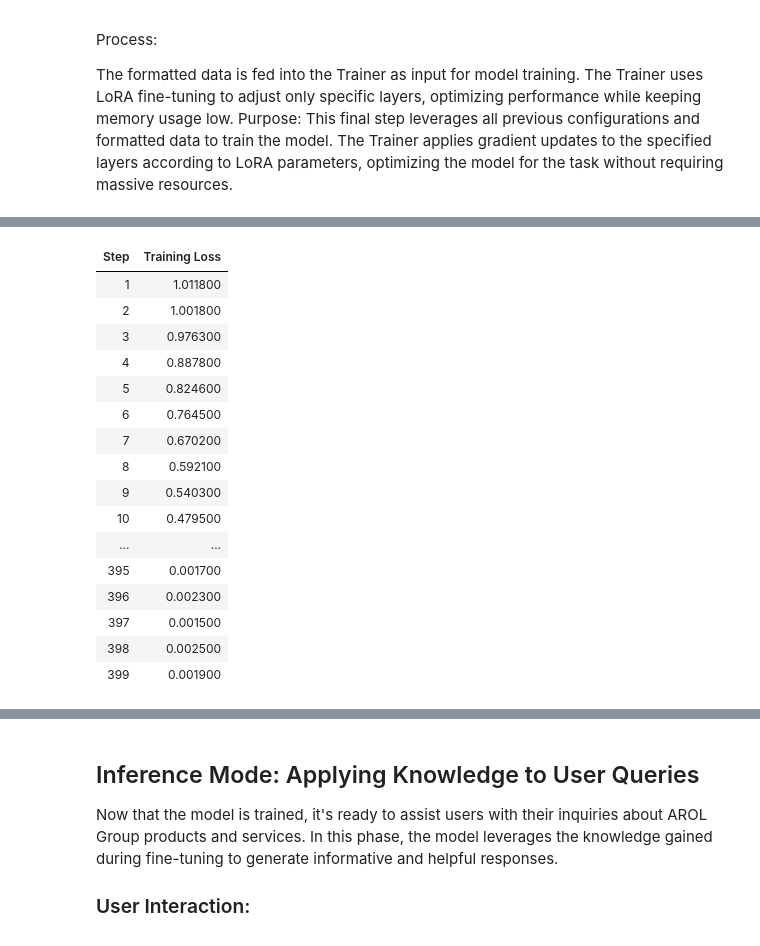
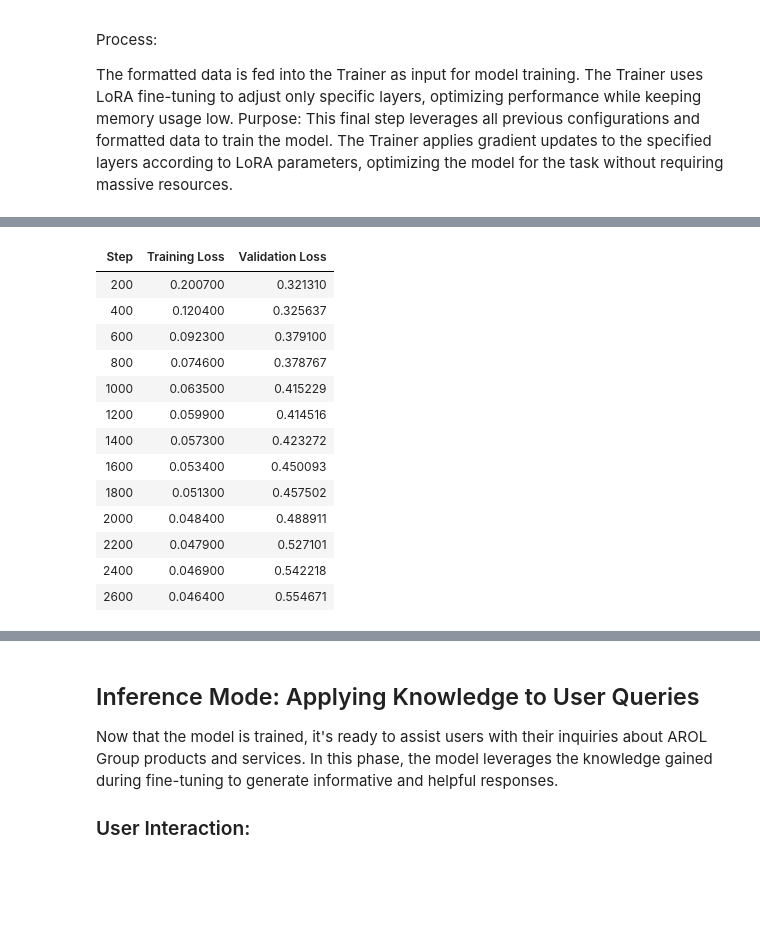
Before and after one commit to MelDashti/Arol-ChatBot, a Jupyter notebook: AIChatbot.ipynb, the cells around one changed output, grey strips where cells are left out. Cells and saved outputs as stored; diff of their text form; code cells hidden in the pictures; blank space fills up the shorter version.

Commit message:
Refine prompt formatting, integrate W&B logging, add validation steps, and fix GPU inference alignment

```diff
--- a/AIChatbot.ipynb
+++ b/AIChatbot.ipynb
@@ -50,6 +99,8 @@ def read_jsonl_to_df(file_path):
                     print(f"Skipping invalid JSON line: {line}")  # Handle invalid lines
     return pd.DataFrame(data)
 
-df = read_jsonl_to_df("qa.jsonl")
+df_training = read_jsonl_to_df("qa.jsonl")
+
+df_validation = read_jsonl_to_df("validation_dataset.jsonl")
 # %% [output]
 Skipping invalid JSON line: } {
@@ -56,4 +108,0 @@ Skipping invalid JSON line: } {
-# %%
-# we print from df to check if data converted correctly!
-pd.set_option("display.max_colwidth", None)  # Set maximum column width to unlimited
-print(df.iloc[2]['question'])
@@ -109,12 +164,10 @@ cuda:0
 # %%
 # WE are using lama with 1B parameters.
-
-
 max_seq_length = 1024  # imo its enough for a simple AI chatbot
 model, tokenizer = FastLanguageModel.from_pretrained(
-    model_name="unsloth/Llama-3.2-3B-bnb-4bit", # trying 3B
+    model_name="unsloth/Llama-3.2-3B", # trying 3B, removed 4 bit quantization.
     max_seq_length=max_seq_length,
-    load_in_4bit=False, # enables efficient 4-bit quantization
+    load_in_4bit=False, # Here we ensure that the model has full precision and is not 4 bits
     # By setting false we wanna check with original precision if its better!
     dtype=None,
 )
@@ -213,6 +205,3 @@ You can download our terms and conditions from the 'Terms & Conditions' section
-# %%
-training_data = Dataset.from_pandas(df) # here we convert pandas dataframe into a hugging face dataset object
-training_data = training_data.map(formatting_prompt, batched=True) # Here we apply the formatting func to each element of the dataset using map method.
 # %% [markdown]
 Training the Model with the Trainer API
 Goal: Use the Trainer API to actually fine-tune the model on the formatted dataset. This step leverages all previous configurations for efficient training.
@@ -223,32 +212,51 @@ The formatted data is fed into the Trainer as input for model training.
 The Trainer uses LoRA fine-tuning to adjust only specific layers, optimizing performance while keeping memory usage low.
 Purpose: This final step leverages all previous configurations and formatted data to train the model. The Trainer applies gradient updates to the specified layers according to LoRA parameters, optimizing the model for the task without requiring massive resources.
 # %%
-
 trainer=SFTTrainer(
     model=model,
     tokenizer=tokenizer,
     train_dataset=training_data,
+    eval_dataset = validation_data,
     dataset_text_field="text",
     max_seq_length=max_seq_length,
-    dataset_num_proc=2,
-    packing=True,
+    dataset_num_proc = 2,
+    # Consider disabling packing if not needed:
+    # packing=False,
     args=TrainingArguments(
         learning_rate=3e-4,
         lr_scheduler_type="linear",
-        per_device_train_batch_size=2,
-        gradient_accumulation_steps=4,
+        per_device_train_batch_size=4, # changed from 2 to 4  Larger effective batch sizes can sometimes lead to more stable training.
+        gradient_accumulation_steps=2, # from 4 to 2
         num_train_epochs=40,
         fp16=not is_bfloat16_supported(),
         bf16=is_bfloat16_supported(),
-        logging_steps=1,
+        logging_steps=50, # the logging parameter determines how frequently in terms of training
+        # steps the the trainer logs metrics like training loss, learning rate, and other available metrics.
+        evaluation_strategy = "steps",
+        eval_steps = 200,
+        save_steps = 200,
         optim="adamw_8bit",
         weight_decay=0.01,
-        warmup_steps=10,
+        warmup_steps=100,
         output_dir="output",
+        run_name = "my_llama_chatbot_finetune_run",
+        report_to = "wandb",
         seed=0,
     ),
 )
 
+# Here we train
 trainer.train()
+
+# Here we manually save the fine tuned model
+trainer.save_model("/output2")
+tokenizer.save_pretrained("/output2")
+
+# Evaluation & Perplexity
+eval_results = trainer.evaluate()
+eval_loss = eval_results["eval_loss"]
+perplexity = math.exp(eval_loss)
+print(f"Evaluation loss: {eval_loss}")
+print(f"Perplexity: {perplexity}")
 # %% [output]
 ==((====))==  Unsloth - 2x faster free finetuning | Num GPUs = 1
@@ -260,17 +280,14 @@ O^O/ \_/ \    Batch size per device = 2 | Gradient Accumulation steps = 4
-| Step | Training Loss |
-| 1 | 1.011800 |
-| 2 | 1.001800 |
-| 3 | 0.976300 |
-| 4 | 0.887800 |
-| 5 | 0.824600 |
-| 6 | 0.764500 |
-| 7 | 0.670200 |
-| 8 | 0.592100 |
-| 9 | 0.540300 |
-| 10 | 0.479500 |
-| ... | ... |
-| 395 | 0.001700 |
-| 396 | 0.002300 |
-| 397 | 0.001500 |
-| 398 | 0.002500 |
-| 399 | 0.001900 |
+| Step | Training Loss | Validation Loss |
+| 200 | 0.200700 | 0.321310 |
+| 400 | 0.120400 | 0.325637 |
+| 600 | 0.092300 | 0.379100 |
+| 800 | 0.074600 | 0.378767 |
+| 1000 | 0.063500 | 0.415229 |
+| 1200 | 0.059900 | 0.414516 |
+| 1400 | 0.057300 | 0.423272 |
+| 1600 | 0.053400 | 0.450093 |
+| 1800 | 0.051300 | 0.457502 |
+| 2000 | 0.048400 | 0.488911 |
+| 2200 | 0.047900 | 0.527101 |
+| 2400 | 0.046900 | 0.542218 |
+| 2600 | 0.046400 | 0.554671 |
```
Also changed, not shown: parts of 24 cells of this notebook.
